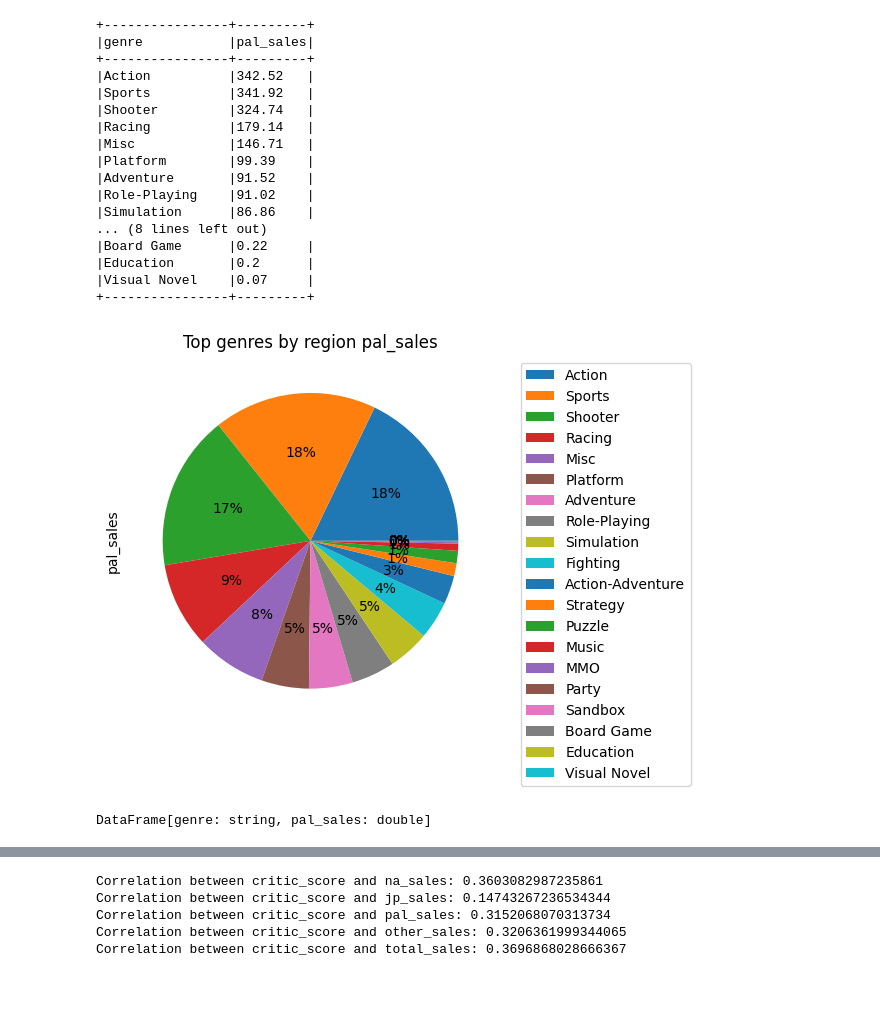
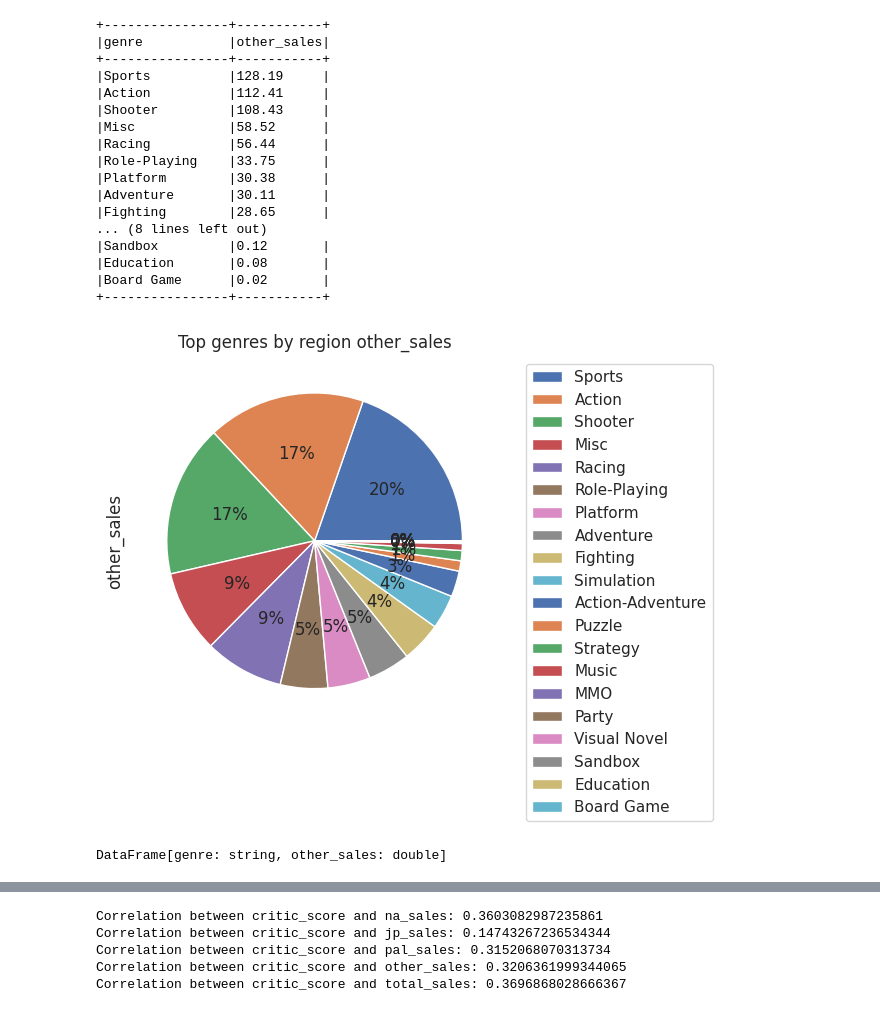
Before and after one commit to Pr0gger1/game-sales-analyzer, a Jupyter notebook: app.ipynb, the cells around one changed output, grey strips where cells are left out. Drawn from its saved outputs; the diff is of its cells as text; code cells hidden in the pictures.

```diff
--- a/app.ipynb
+++ b/app.ipynb
@@ -87,26 +93,26 @@ DataFrame[title: string, na_sales: double]
 # %%
 # диаграмма популярных жанров в определенном регионе
-genres.get_popular_genres_by_region(df, "pal_sales")
+genres.get_popular_genres_by_region(df, "other_sales")
 # %% [output]
-+----------------+---------+
-|genre           |pal_sales|
-+----------------+---------+
-|Action          |342.52   |
-|Sports          |341.92   |
-|Shooter         |324.74   |
-|Racing          |179.14   |
-|Misc            |146.71   |
-|Platform        |99.39    |
-|Adventure       |91.52    |
-|Role-Playing    |91.02    |
-|Simulation      |86.86    |
++----------------+-----------+
+|genre           |other_sales|
++----------------+-----------+
+|Sports          |128.19     |
+|Action          |112.41     |
+|Shooter         |108.43     |
+|Misc            |58.52      |
+|Racing          |56.44      |
+|Role-Playing    |33.75      |
+|Platform        |30.38      |
+|Adventure       |30.11      |
+|Fighting        |28.65      |
 ... (8 lines left out)
-|Board Game      |0.22     |
-|Education       |0.2      |
-|Visual Novel    |0.07     |
-+----------------+---------+
+|Sandbox         |0.12       |
+|Education       |0.08       |
+|Board Game      |0.02       |
++----------------+-----------+
-[figure, old version]
+[figure, new version]
-DataFrame[genre: string, pal_sales: double]
+DataFrame[genre: string, other_sales: double]
 # %%
 # Топ жанров по оценкам критиков и продажам
 genres.get_top_genres_by_critic_score_and_sales(df)
```
Also changed, not shown: parts of 10 cells of this notebook, 10 other files.
